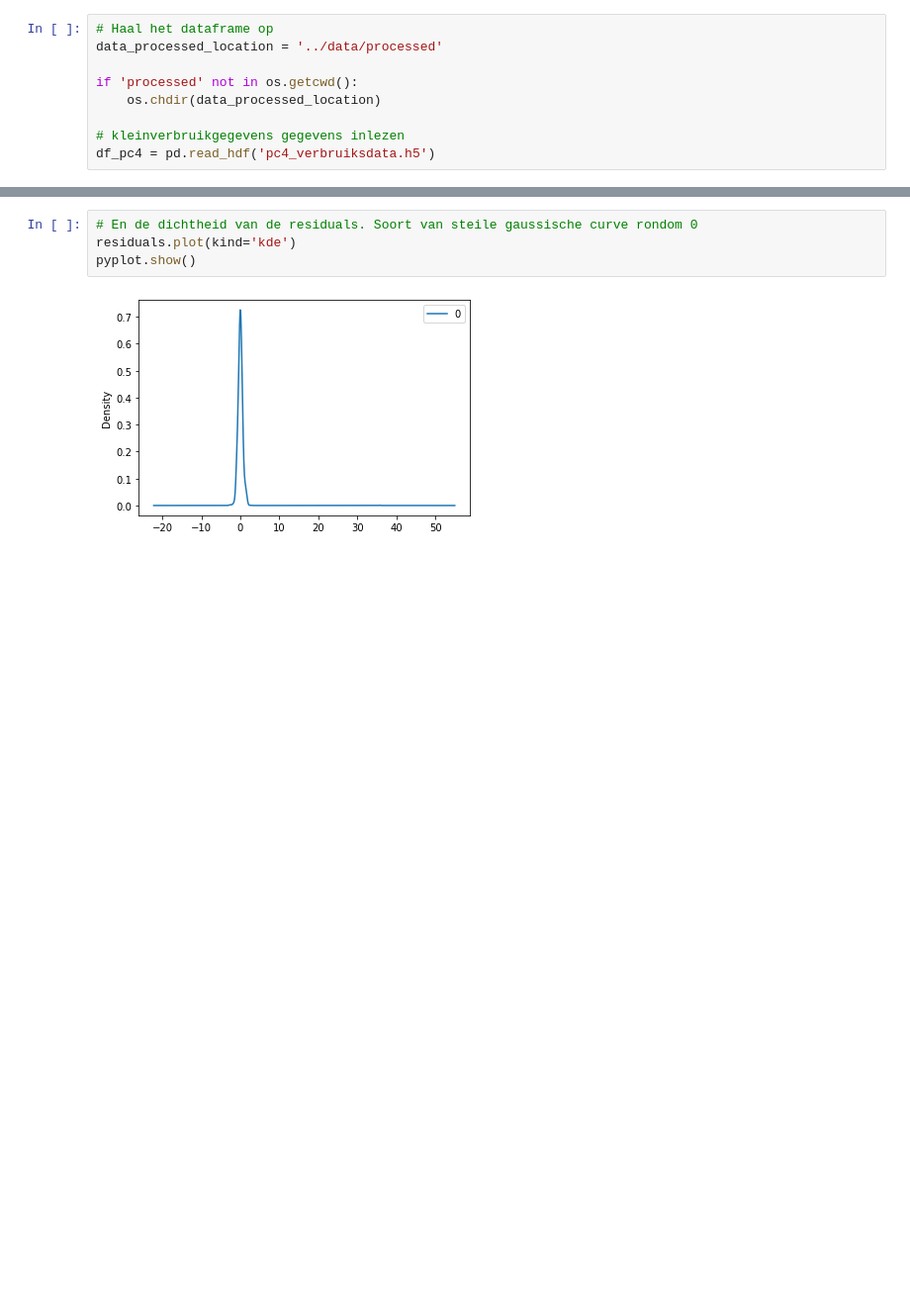
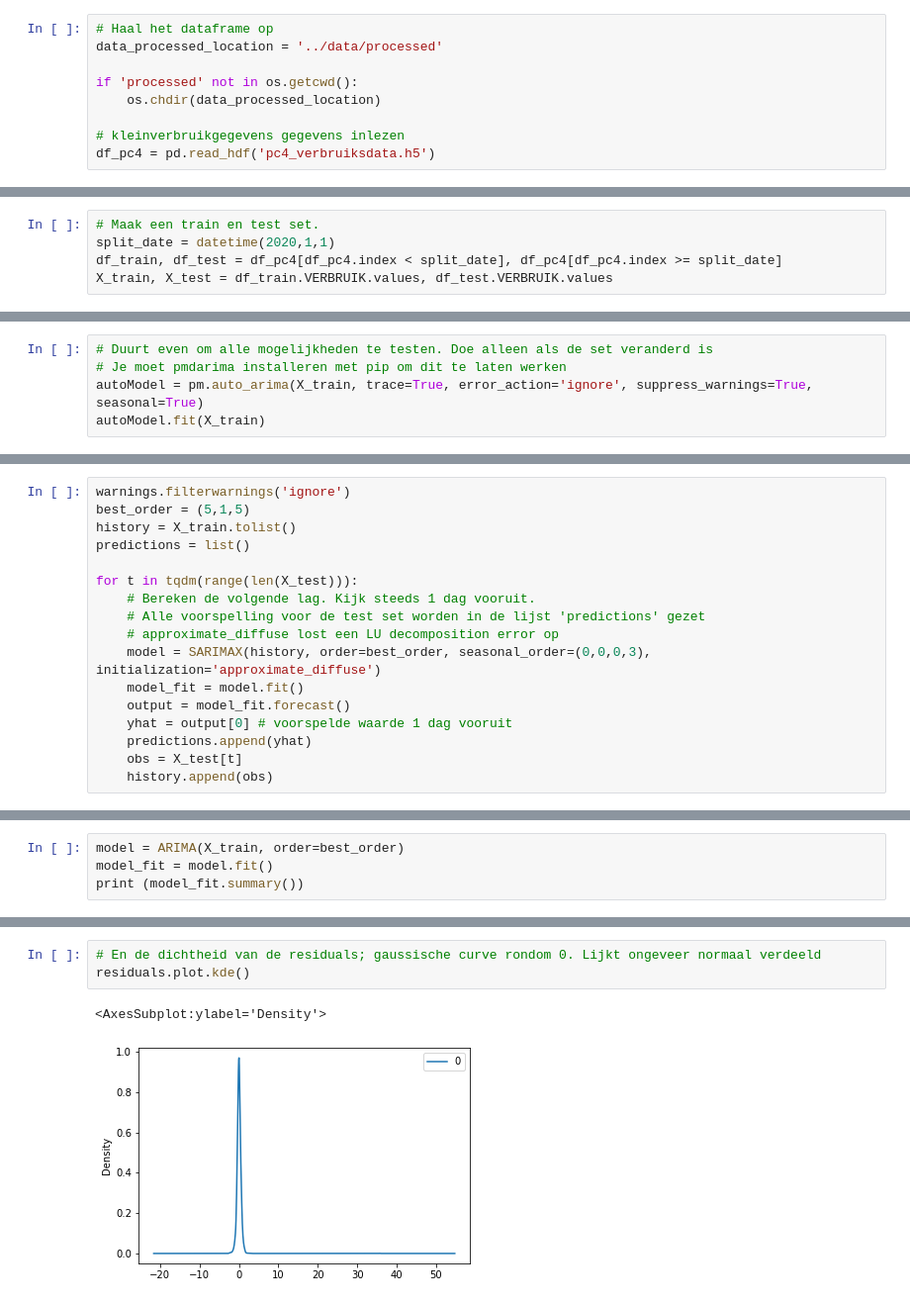
Before and after one commit to processminery/jads_enexis, a Jupyter notebook: notebooks/arima_forecast.ipynb, the cells around one changed output, grey strips where cells are left out. Shown at 99% size. Saved outputs shown, nothing was run; the diff lists cells and outputs as text; blank space fills up the shorter version.

Commit message:
Auto arima
Automatisch bepalen van de hyperparameters, SARIMAX ipv ARIMA en opslaan van berekende voorspellingen

```diff
--- a/notebooks/arima_forecast.ipynb
+++ b/notebooks/arima_forecast.ipynb
@@ -58,0 +65,5 @@ Warnings:
+# %%
+# Maak een train en test set.
+split_date = datetime(2020,1,1)
+df_train, df_test = df_pc4[df_pc4.index < split_date], df_pc4[df_pc4.index >= split_date]
+X_train, X_test = df_train.VERBRUIK.values, df_test.VERBRUIK.values
@@ -58,0 +76,5 @@ Warnings:
+# %%
+# Duurt even om alle mogelijkheden te testen. Doe alleen als de set veranderd is
+# Je moet pmdarima installeren met pip om dit te laten werken
+autoModel = pm.auto_arima(X_train, trace=True, error_action='ignore', suppress_warnings=True, seasonal=True)
+autoModel.fit(X_train)
@@ -58,0 +118,17 @@ Warnings:
+# %%
+warnings.filterwarnings('ignore')
+best_order = (5,1,5)
+history = X_train.tolist()
+predictions = list()
+
+for t in tqdm(range(len(X_test))):
+    # Bereken de volgende lag. Kijk steeds 1 dag vooruit.
+    # Alle voorspelling voor de test set worden in de lijst 'predictions' gezet
+    # approximate_diffuse lost een LU decomposition error op
+    model = SARIMAX(history, order=best_order, seasonal_order=(0,0,0,3), initialization='approximate_diffuse')
+    model_fit = model.fit()
+    output = model_fit.forecast()
+    yhat = output[0] # voorspelde waarde 1 dag vooruit
+    predictions.append(yhat)
+    obs = X_test[t]
+    history.append(obs)
@@ -58,0 +169,4 @@ Warnings:
+# %%
+model = ARIMA(X_train, order=best_order)
+model_fit = model.fit()
+print (model_fit.summary())
@@ -66,9 +198,9 @@ pyplot.show()
 # %%
-# En de dichtheid van de residuals. Soort van steile gaussische curve rondom 0
-residuals.plot(kind='kde')
-pyplot.show()
+# En de dichtheid van de residuals; gaussische curve rondom 0. Lijkt ongeveer normaal verdeeld
+residuals.plot.kde()
 # %% [output]
+<AxesSubplot:ylabel='Density'>
-[figure, old version]
+[figure, new version]
 # %%
 # Samenvatting van de statistiek
 print(residuals.describe())
```
Also changed, not shown: parts of 22 cells of this notebook, 1 other file.
